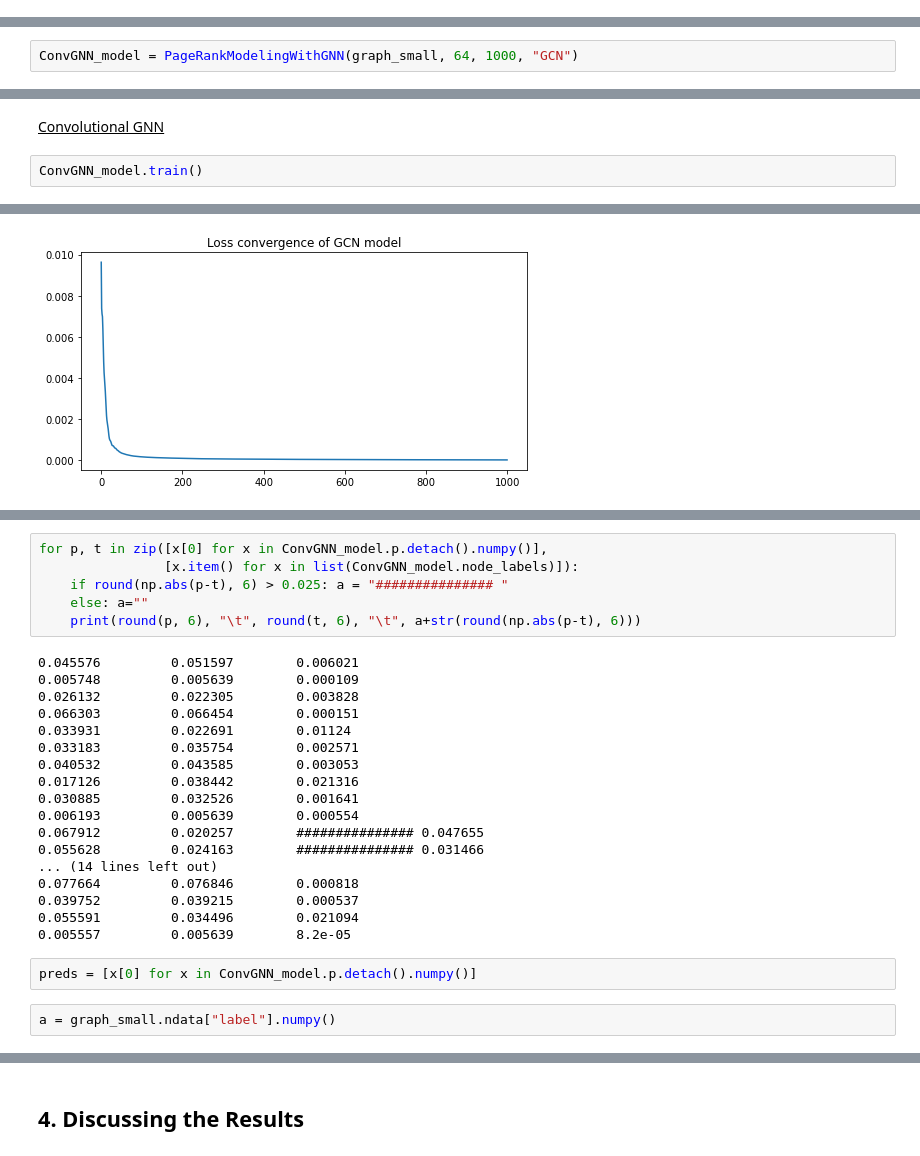
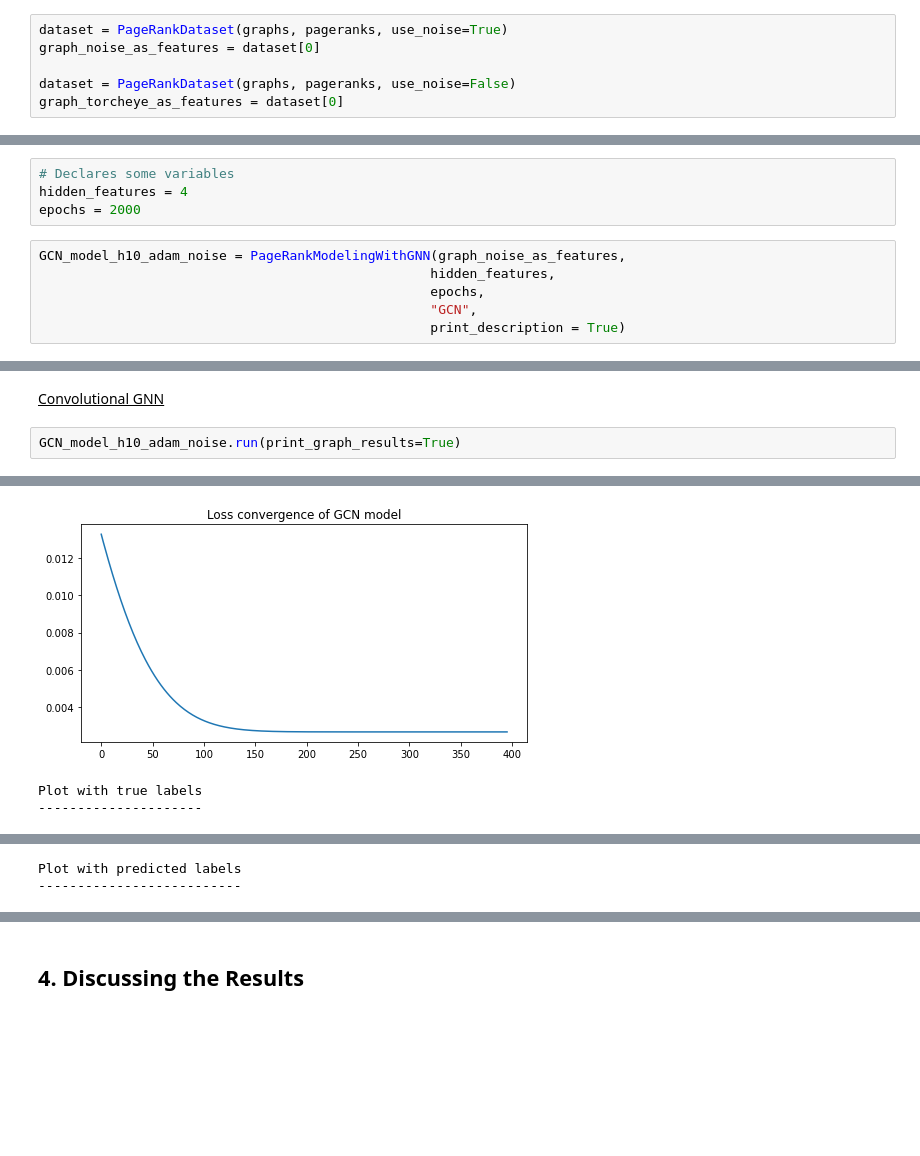
Before and after one commit to qlero/page_rank_GNN, a Jupyter notebook: page_rank_gnn.ipynb, the cells around one changed output, grey strips where cells are left out. Saved outputs shown, nothing was run; the diff lists cells and outputs as text; blank space fills up the shorter version.

Commit message:
Part 3: gnn conv works

```diff
--- a/page_rank_gnn.ipynb
+++ b/page_rank_gnn.ipynb
@@ -391,8 +338,22 @@ plot_graph(graphs_small, "spiral")
+# %%
+dataset = PageRankDataset(graphs, pageranks, use_noise=True)
+graph_noise_as_features = dataset[0]
+
+dataset = PageRankDataset(graphs, pageranks, use_noise=False)
+graph_torcheye_as_features = dataset[0]
 # %% [markdown]
 ### 3.2. Building Two Graph Neural Networks
 
 <u>GNN with relaxation</u>
 # %% [markdown]
 <u>Convolutional GNN</u>
+# %%
+# Declares some variables
+hidden_features = 4
+epochs = 2000
 # %%
-ConvGNN_model = PageRankModelingWithGNN(graph_small, 64, 1000, "GCN")
+GCN_model_h10_adam_noise = PageRankModelingWithGNN(graph_noise_as_features,
+                                                  hidden_features,
+                                                  epochs,
+                                                  "GCN",
+                                                  print_description = True)
@@ -403,5 +435,5 @@ ConvGNN_model = PageRankModelingWithGNN(graph_small, 64, 1000, "GCN")
 # %% [markdown]
 <u>Convolutional GNN</u>
 # %%
-ConvGNN_model.train()
+GCN_model_h10_adam_noise.run(print_graph_results=True)
 # %% [output]
@@ -425 +451,3 @@ Epoch 999, test loss: 0.00012325510615482927
-[figure, old version]
+[figure, new version]
+Plot with true labels
+---------------------
@@ -425,0 +455,2 @@ Epoch 999, test loss: 0.00012325510615482927
+Plot with predicted labels
+--------------------------
@@ -426,28 +457,0 @@ Epoch 999, test loss: 0.00012325510615482927
-# %%
-for p, t in zip([x[0] for x in ConvGNN_model.p.detach().numpy()],
-                [x.item() for x in list(ConvGNN_model.node_labels)]):
-    if round(np.abs(p-t), 6) > 0.025: a = "############### "
-    else: a=""
-    print(round(p, 6), "\t", round(t, 6), "\t", a+str(round(np.abs(p-t), 6)))
-# %% [output]
-0.045576         0.051597        0.006021
-0.005748         0.005639        0.000109
-0.026132         0.022305        0.003828
-0.066303         0.066454        0.000151
-0.033931         0.022691        0.01124
-0.033183         0.035754        0.002571
-0.040532         0.043585        0.003053
-0.017126         0.038442        0.021316
-0.030885         0.032526        0.001641
-0.006193         0.005639        0.000554
-0.067912         0.020257        ############### 0.047655
-0.055628         0.024163        ############### 0.031466
-... (14 lines left out)
-0.077664         0.076846        0.000818
-0.039752         0.039215        0.000537
-0.055591         0.034496        0.021094
-0.005557         0.005639        8.2e-05
-# %%
-preds = [x[0] for x in ConvGNN_model.p.detach().numpy()]
-# %%
-a = graph_small.ndata["label"].numpy()
```
Also changed, not shown: parts of 56 cells of this notebook, 8 other files.
